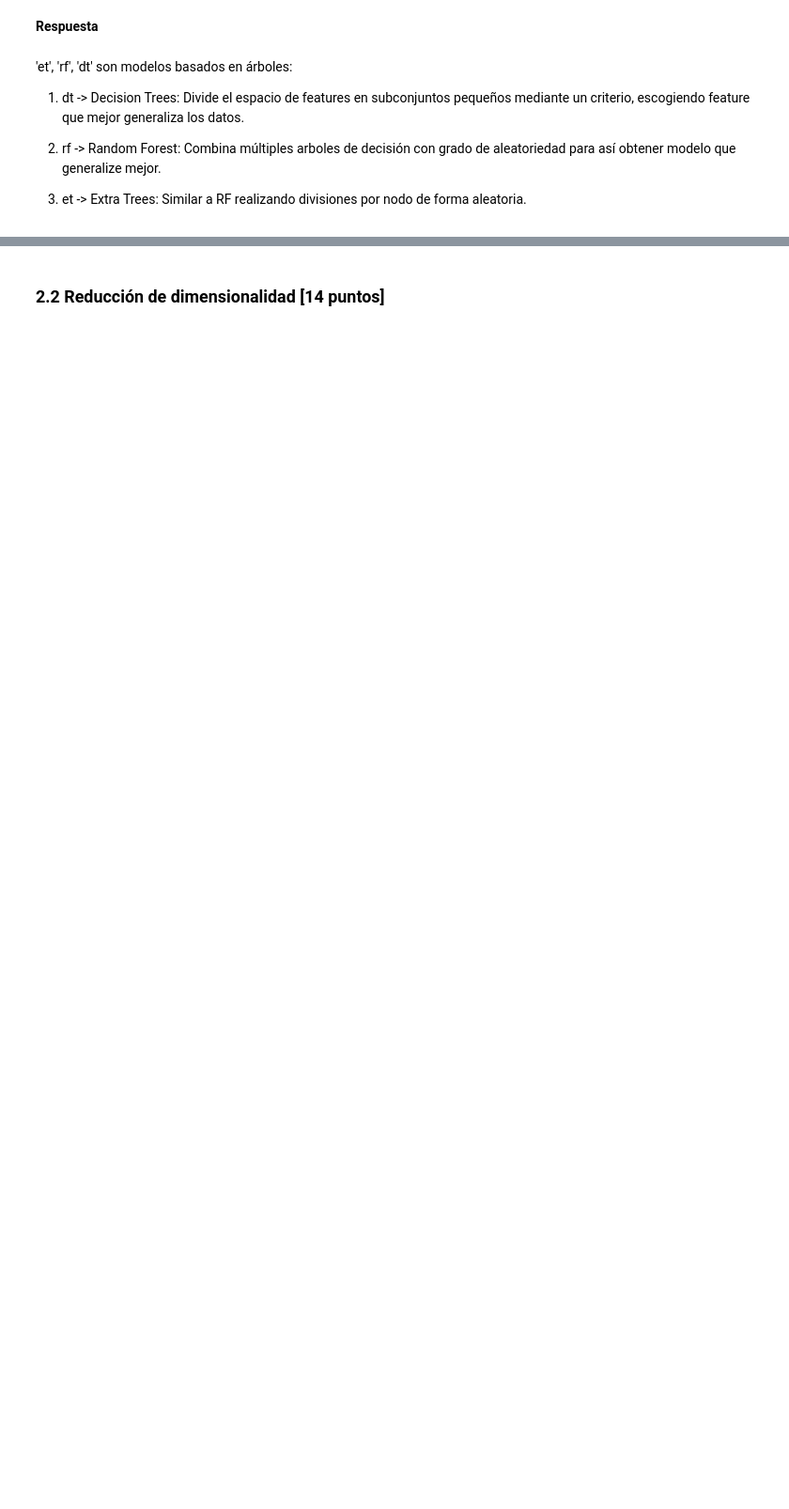
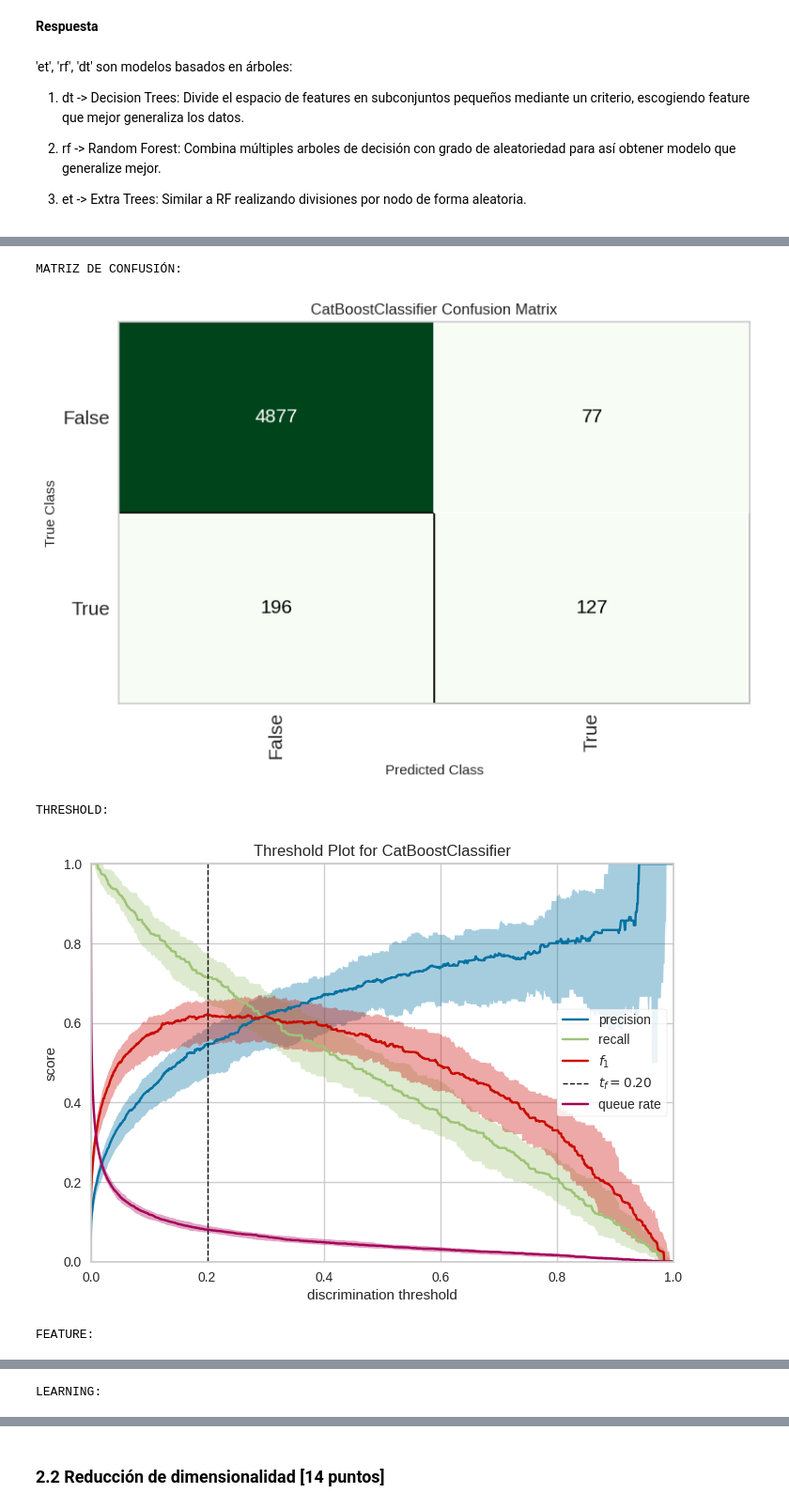
Before and after one commit to t-abedrapo/Laboratorio7_REP, a Jupyter notebook: Lab_7.ipynb, the cells around one changed output, grey strips where cells are left out. Shown at 94% size. Saved outputs shown, nothing was run; the diff lists cells and outputs as text; code cells hidden in the pictures; blank space fills up the shorter version.

```diff
--- a/Lab_7.ipynb
+++ b/Lab_7.ipynb
@@ -636,0 +698,19 @@ ImportError: cannot import name '_Scorer' from 'sklearn.metrics._scorer' (c:\Use
+# %%
+print('MATRIZ DE CONFUSIÓN:\n')
+plot_model(tuned_model, plot='confusion_matrix')
+
+print('THRESHOLD:\n')
+plot_model(tuned_model, plot='threshold')
+
+print('FEATURE:\n')
+plot_model(best_model, plot='feature')
+
+
+print('LEARNING:\n')
+plot_model(best_model, plot='learning')
+# %% [output]
+MATRIZ DE CONFUSIÓN:
+[figure, added]
+THRESHOLD:
+[figure, added]
+FEATURE:
@@ -636,0 +718 @@ ImportError: cannot import name '_Scorer' from 'sklearn.metrics._scorer' (c:\Use
+LEARNING:
```
Also changed, not shown: parts of 19 cells of this notebook.
